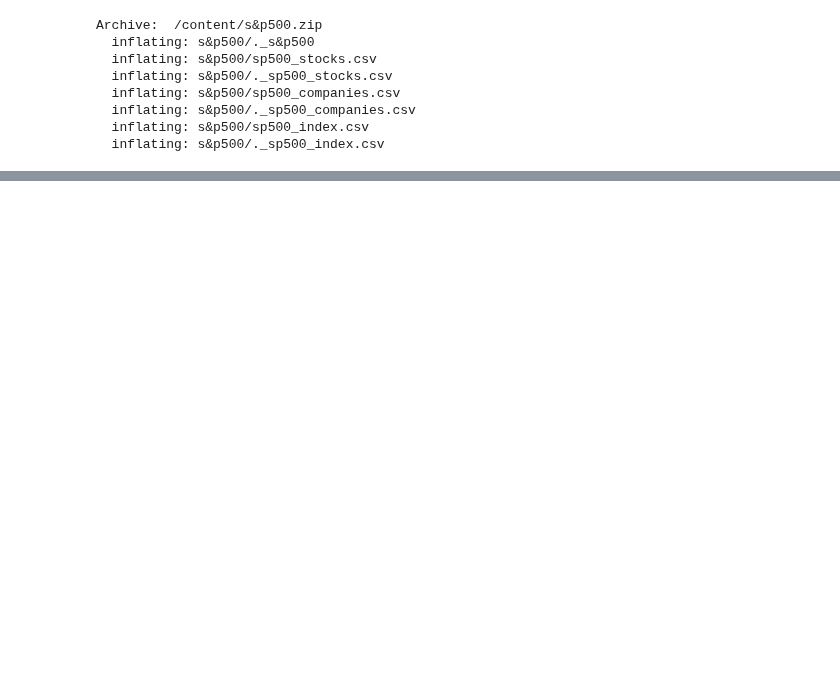
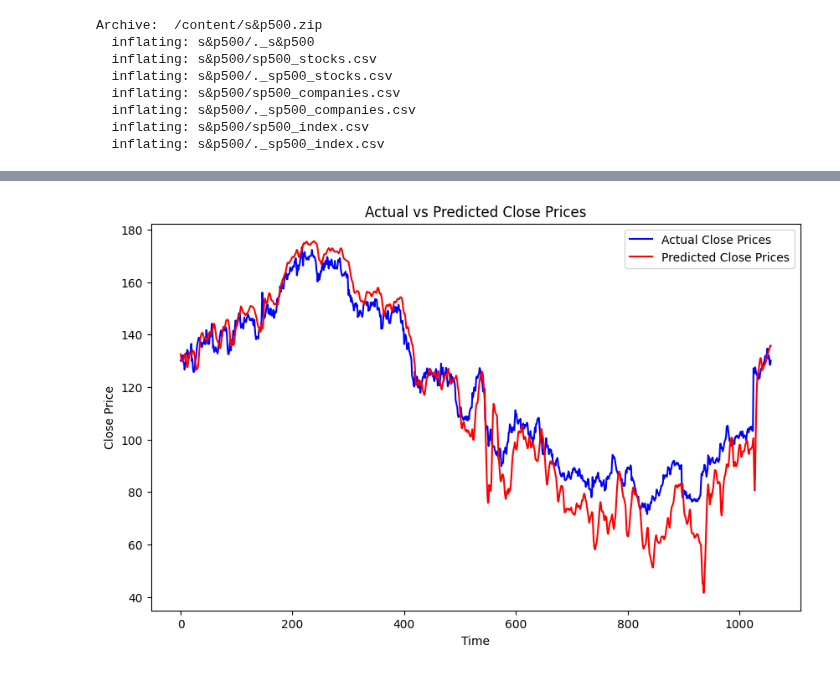
Before and after one commit to ds2af/CSCI6330, a Jupyter notebook: CSCI6330_ProjectCode.ipynb, the cells around one changed output, grey strips where cells are left out. Cells and saved outputs as stored; diff of their text form; code cells hidden in the pictures; blank space fills up the shorter version.

```diff
--- a/CSCI6330_ProjectCode.ipynb
+++ b/CSCI6330_ProjectCode.ipynb
@@ -63,0 +151,5 @@ Archive:  /content/s&p500.zip
+# %%
+scaler = MinMaxScaler()
+columns_to_scale = ['Open', 'High', 'Low', 'Close', 'Adj Close', 'Volume']
+df[columns_to_scale] = scaler.fit_transform(df[columns_to_scale])
+print(df.head())
@@ -63,0 +186,4 @@ Archive:  /content/s&p500.zip
+# %%
+X_train, X_test, y_train, y_test = train_test_split(X, y, test_size=0.2, shuffle = False)
+print("Training Shape:",X_train.shape, X_test.shape)
+print("Testing Shape:",y_train.shape, y_test.shape)
@@ -63,0 +193,9 @@ Archive:  /content/s&p500.zip
+# %%
+model = Sequential()
+model.add(LSTM(units=50, return_sequences=True, input_shape=(X_train.shape[1], X_train.shape[2])))
+model.add(Dropout(0.2))
+model.add(LSTM(units=50))
+model.add(Dropout(0.2))
+model.add(Dense(units=1))
+model.compile(optimizer='sgd', loss='root_mean_squared_error')
+model.summary()
@@ -63,0 +220,2 @@ Archive:  /content/s&p500.zip
+# %%
+history = model.fit(X_train, y_train, epochs=50, batch_size=32, validation_data=(X_test, y_test))
@@ -63,0 +240,25 @@ Archive:  /content/s&p500.zip
+# %%
+
+predicted_close = model.predict(X_test)
+
+predicted_prices = np.zeros((len(predicted_close), X_train.shape[2]))
+
+predicted_prices[:, 3] = predicted_close[:, 0]
+
+predicted_close = scaler.inverse_transform(predicted_prices)[:, 3]
+
+y_test_extended = np.zeros((len(y_test), X_train.shape[2]))
+
+y_test_extended[:, 3] = y_test[:, 0]
+
+y_test_original = scaler.inverse_transform(y_test_extended)[:, 3]
+
+plt.figure(figsize=(10,6))
+plt.plot(y_test_original, color='blue', label='Actual Close Prices')
+plt.plot(predicted_close, color='red', label='Predicted Close Prices')
+plt.title('Actual vs Predicted Close Prices')
+plt.xlabel('Time')
+plt.ylabel('Close Price')
+plt.legend()
+plt.show()
+# %% [output]
@@ -63,0 +266 @@ Archive:  /content/s&p500.zip
+[figure, added]
```
Also changed, not shown: parts of 33 cells of this notebook.
